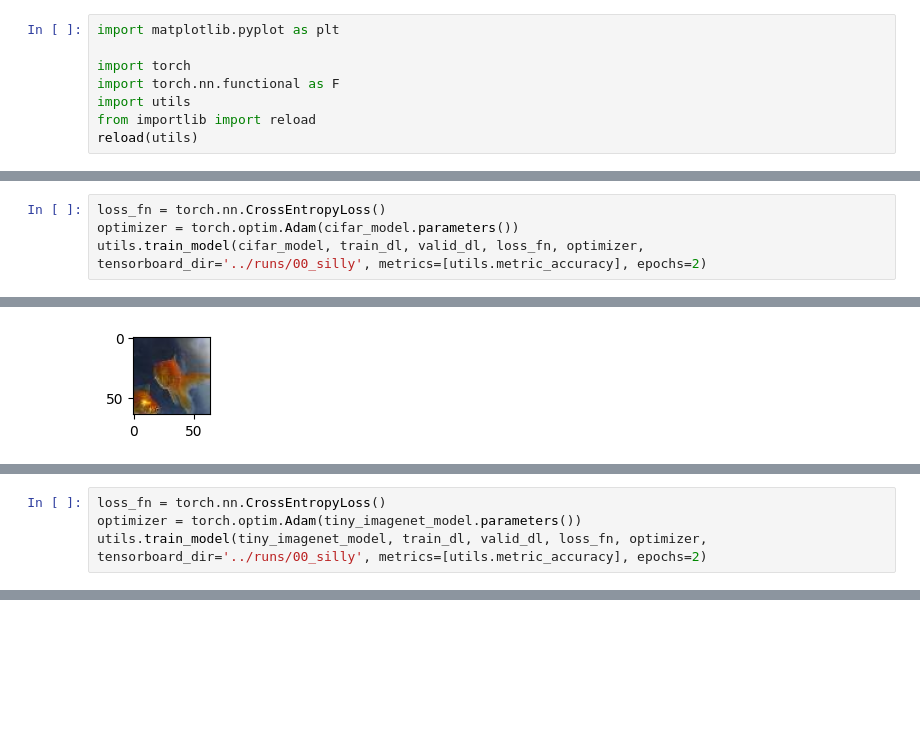
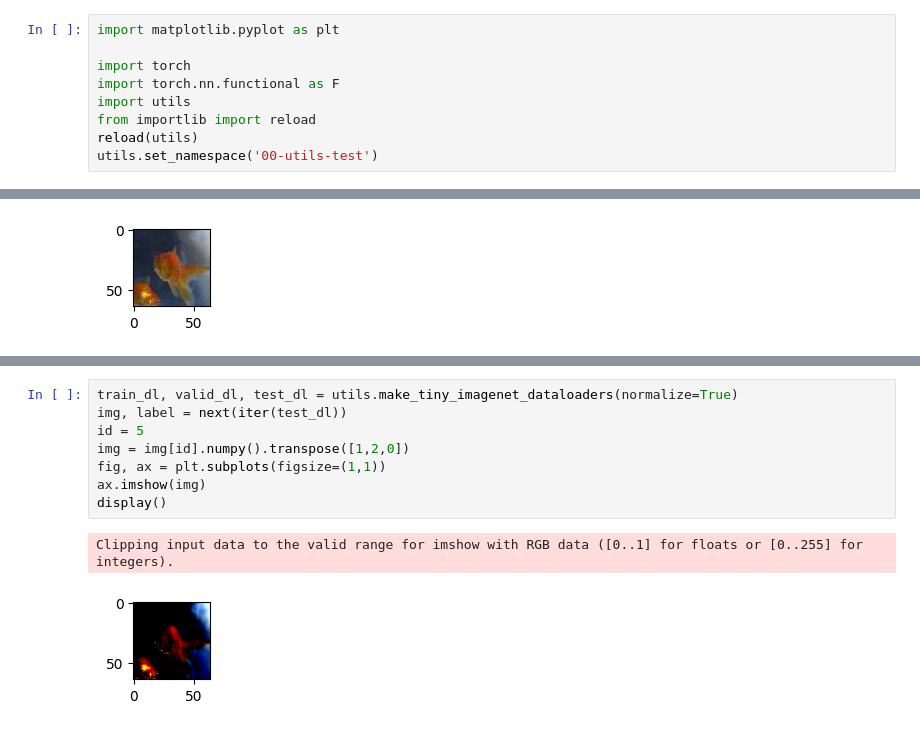
Before and after one commit to vaharoni/cv-sprint, a Jupyter notebook: models/00-utils-test.ipynb, the cells around one changed output, grey strips where cells are left out. Saved outputs shown, nothing was run; the diff lists cells and outputs as text; blank space fills up the shorter version.

```diff
--- a/models/00-utils-test.ipynb
+++ b/models/00-utils-test.ipynb
@@ -6,3 +6,4 @@ import torch.nn.functional as F
 import utils
 from importlib import reload
 reload(utils)
+utils.set_namespace('00-utils-test')
@@ -55,4 +41,0 @@ TestNetwork(
-# %%
-loss_fn = torch.nn.CrossEntropyLoss()
-optimizer = torch.optim.Adam(cifar_model.parameters())
-utils.train_model(cifar_model, train_dl, valid_dl, loss_fn, optimizer, tensorboard_dir='../runs/00_silly', metrics=[utils.metric_accuracy], epochs=2)
@@ -100,4 +100,0 @@ TestNetwork(
-# %%
-loss_fn = torch.nn.CrossEntropyLoss()
-optimizer = torch.optim.Adam(tiny_imagenet_model.parameters())
-utils.train_model(tiny_imagenet_model, train_dl, valid_dl, loss_fn, optimizer, tensorboard_dir='../runs/00_silly', metrics=[utils.metric_accuracy], epochs=2)
@@ -117,0 +101,11 @@ TestNetwork(
+# %%
+train_dl, valid_dl, test_dl = utils.make_tiny_imagenet_dataloaders(normalize=True)
+img, label = next(iter(test_dl))
+id = 5
+img = img[id].numpy().transpose([1,2,0])
+fig, ax = plt.subplots(figsize=(1,1))
+ax.imshow(img)
+display()
+# %% [output]
+Clipping input data to the valid range for imshow with RGB data ([0..1] for floats or [0..255] for integers).
+[figure, added]
```
Also changed, not shown: parts of 14 cells of this notebook, 5 other files.
